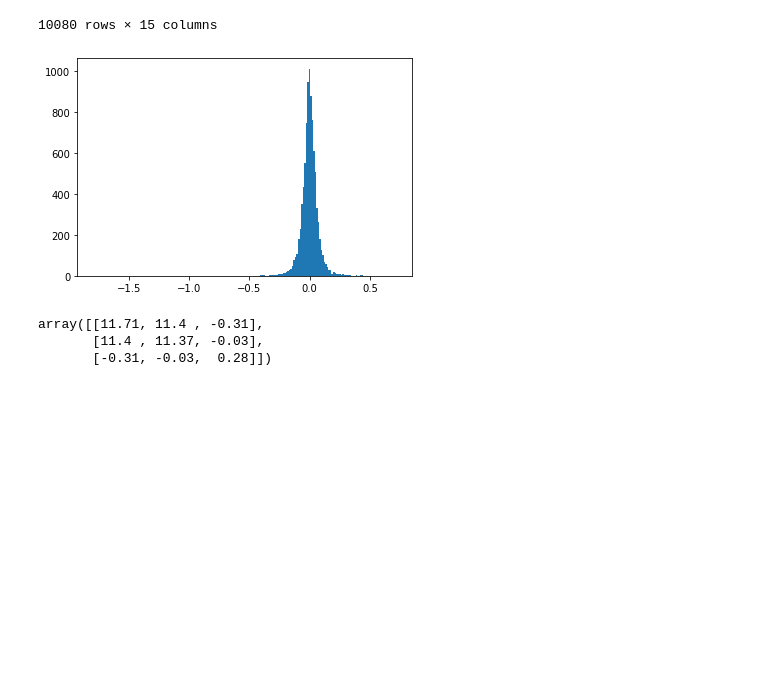
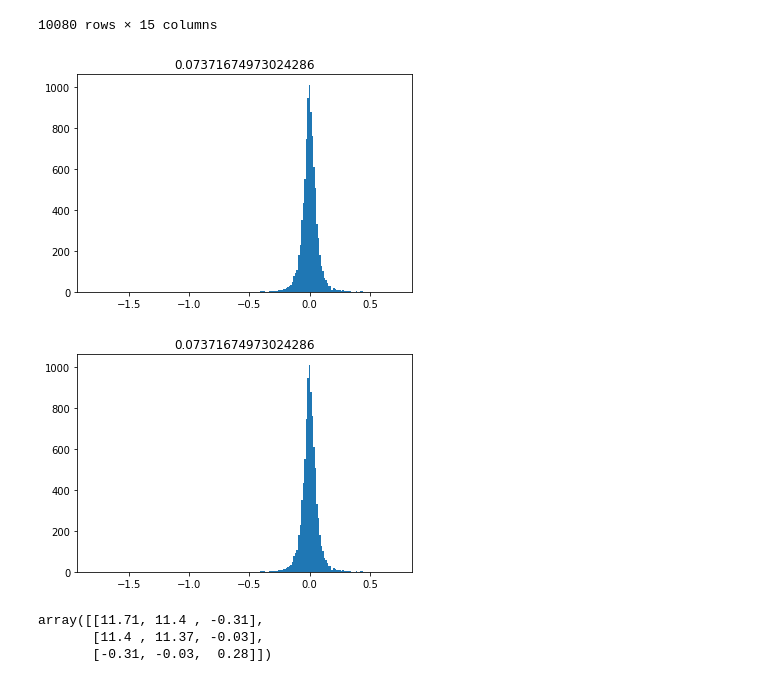
Before and after one commit to MohsenGhodrati/cvx_project_Kalman_Filter, a Jupyter notebook: Experiments.ipynb, the cells around one changed output. Cells and saved outputs as stored; diff of their text form; code cells hidden in the pictures; blank space fills up the shorter version.

```diff
--- a/Experiments.ipynb
+++ b/Experiments.ipynb
@@ -103,11 +103,14 @@ memory = 10
 for n in range(frame_size, len(z)):
     F = get_linear_dynamics_with_lsm(z, n, frame_size, memory)
     errors[n] = np.dot(F, z[np.arange(n-1, n-memory-1, -1)])[0] - z[n]
-
-plt.hist(errors[frame_size:len(z)], bins=200)
-plt.show()
 # %% [output]
-[figure, old version]
+[figure, new version]
+# %%
+plt.hist(errors[frame_size:len(z)], bins=200)
+plt.title(errors[frame_size:len(z)].std())
+plt.show()
+# %% [output]
+[figure, added]
 # %%
 x = np.array([-2.1, -1,  4.3])
 
```
